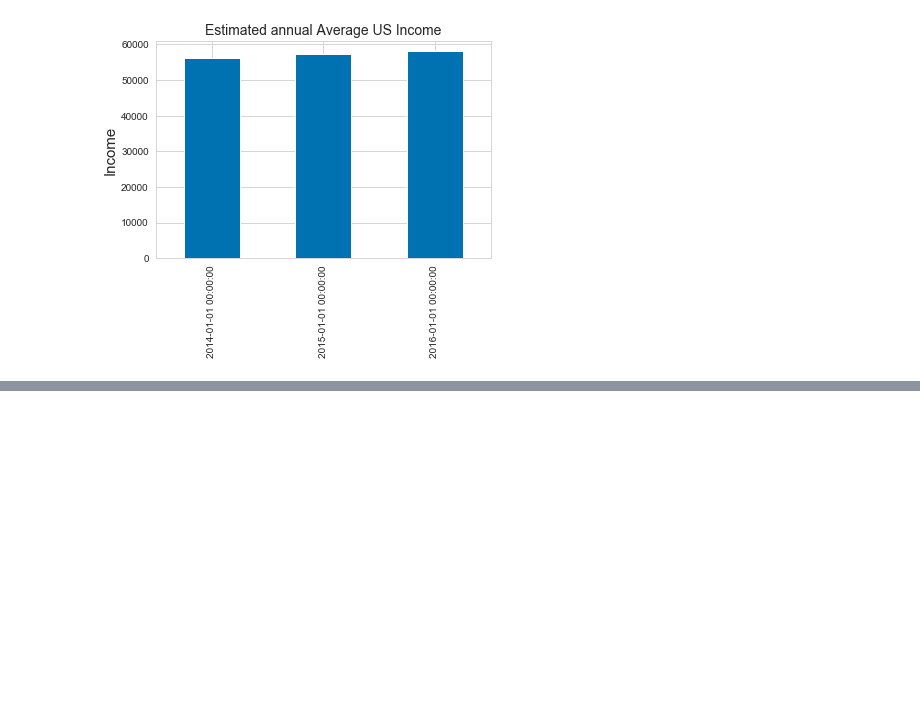
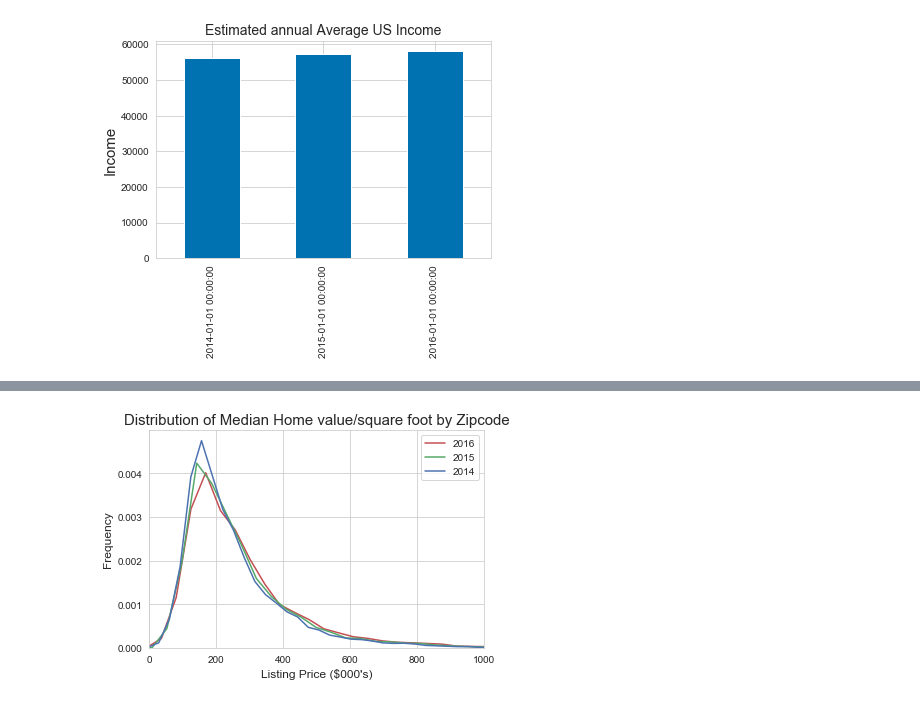
Before and after one commit to francoe/project_3, a Jupyter notebook: EDA_EF.ipynb, the cells around one changed output, grey strips where cells are left out. Drawn from its saved outputs; the diff is of its cells as text; code cells hidden in the pictures; blank space fills up the shorter version.

```diff
--- a/EDA_EF.ipynb
+++ b/EDA_EF.ipynb
@@ -75,0 +92,12 @@ plt.show()
+# %%
+sns.distplot(master_df.loc['2016']['MedianListPrice']/1000, kde = True, hist = False, color = 'r', label = '2016')
+sns.distplot(master_df.loc['2015']['MedianListPrice']/1000, kde = True, hist = False, color = 'g', label = '2015')
+sns.distplot(master_df.loc['2014']['MedianListPrice']/1000, kde = True, hist = False, color = 'b', label = '2014')
+plt.title('Distribution of Median Home value/square foot by Zipcode', fontname = 'Arial', fontsize = 15)
+plt.ylabel("Frequency",fontname = 'Arial', fontsize = 12)
+plt.xlabel("Listing Price ($000's)", fontname = 'Arial', fontsize = 12)
+plt.xlim(0,1000)
+plt.savefig('charts/income_dist_by_year.png', orientation = 'landscape', dpi = 1800)
+plt.show()
+# %% [output]
+[figure, added]
```
Also changed, not shown: parts of 8 cells of this notebook, 12 other files.
